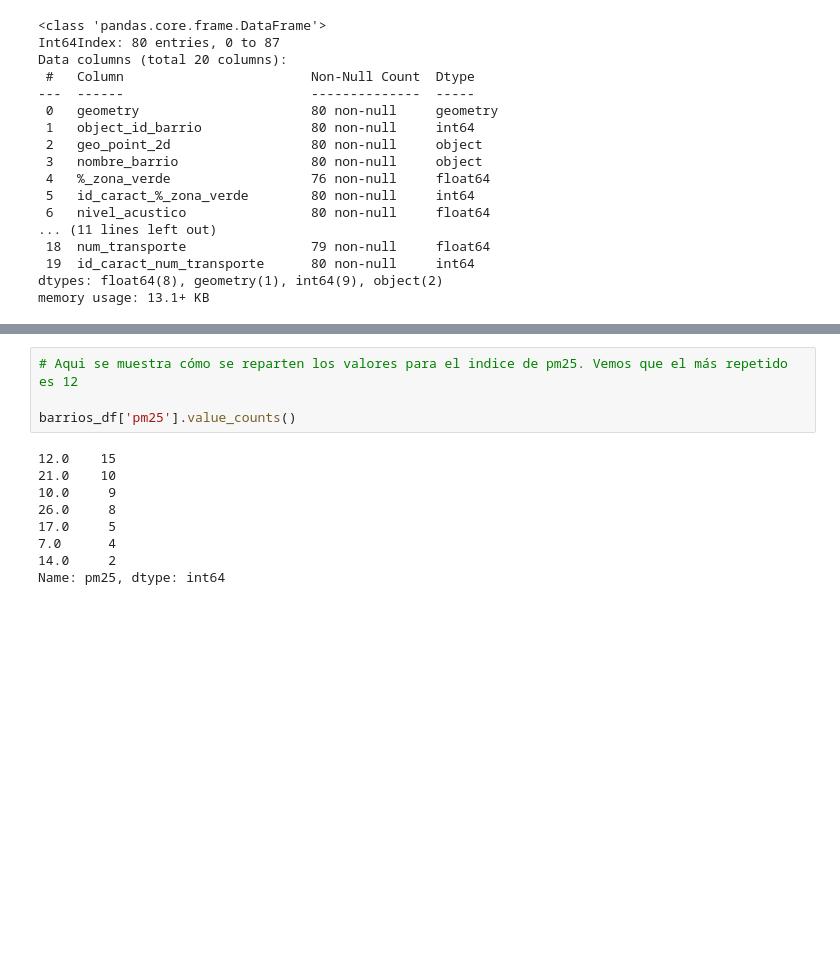
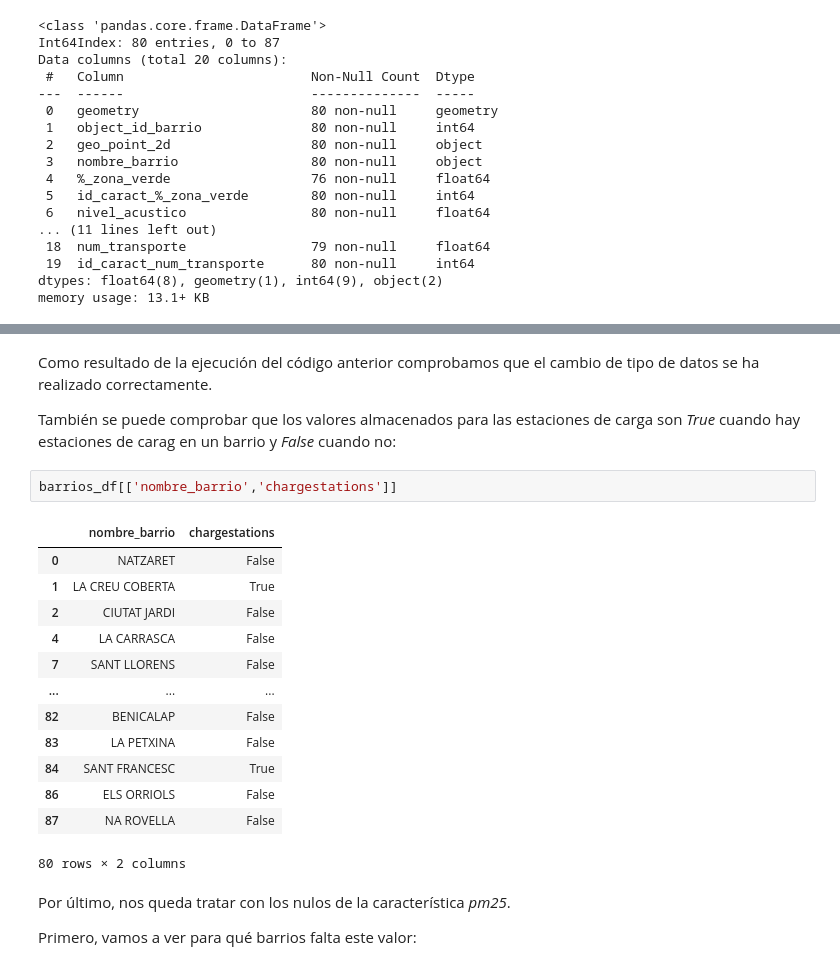
Before and after one commit to mimove/DATAPROJECT1, a Jupyter notebook: jupyter/data_cleaning.ipynb, the cells around one changed output, grey strips where cells are left out. Drawn from its saved outputs; the diff is of its cells as text; blank space fills up the shorter version.

```diff
--- a/jupyter/data_cleaning.ipynb
+++ b/jupyter/data_cleaning.ipynb
@@ -269,13 +237,24 @@ barrios_df.loc[barrios_df['pm25'].isna()]
-# %%
-# Aqui se muestra cómo se reparten los valores para el indice de pm25. Vemos que el más repetido es 12
-
-barrios_df['pm25'].value_counts()
-# %% [output]
-12.0    15
-21.0    10
-10.0     9
-26.0     8
-17.0     5
-7.0      4
-14.0     2
-Name: pm25, dtype: int64
+# %% [markdown]
+Como resultado de la ejecución del código anterior comprobamos que el cambio de tipo de datos se ha realizado correctamente.
+
+También se puede comprobar que los valores almacenados para las estaciones de carga son *True* cuando hay estaciones de carag en un barrio y *False* cuando no:
+# %%
+barrios_df[['nombre_barrio','chargestations']]
+# %% [output]
+|  | nombre_barrio | chargestations |
+| 0 | NATZARET | False |
+| 1 | LA CREU COBERTA | True |
+| 2 | CIUTAT JARDI | False |
+| 4 | LA CARRASCA | False |
+| 7 | SANT LLORENS | False |
+| ... | ... | ... |
+| 82 | BENICALAP | False |
+| 83 | LA PETXINA | False |
+| 84 | SANT FRANCESC | True |
+| 86 | ELS ORRIOLS | False |
+| 87 | NA ROVELLA | False |
+80 rows × 2 columns
+# %% [markdown]
+Por último, nos queda tratar con los nulos de la característica *pm25*.
+
+Primero, vamos a ver para qué barrios falta este valor:
```
Also changed, not shown: parts of 19 cells of this notebook.
